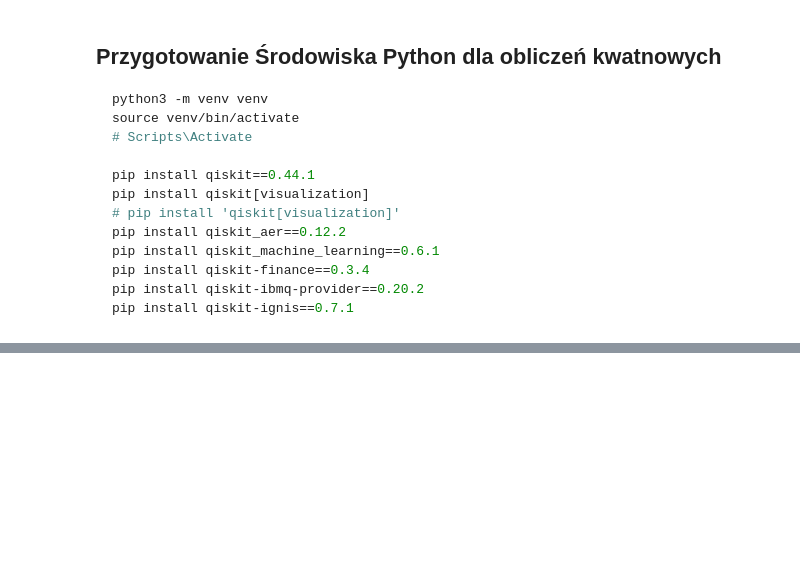
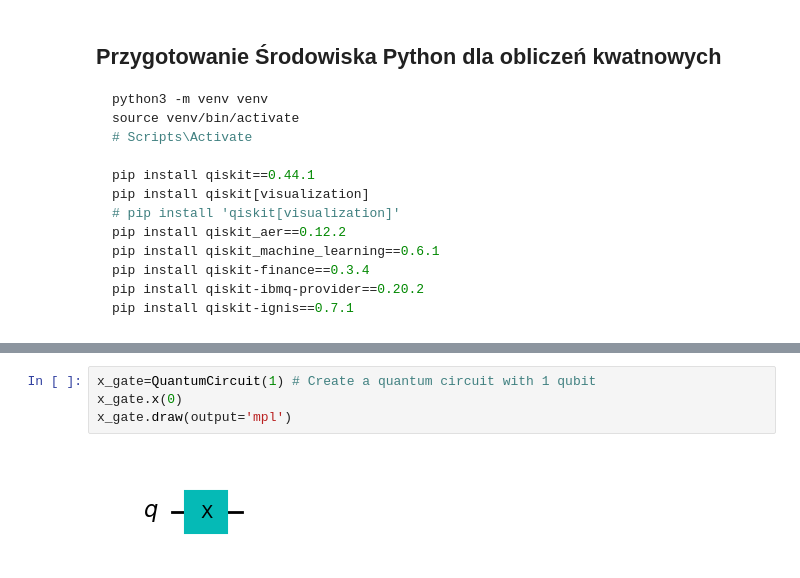
Before and after one commit to sebkaz-teaching/intro_to_qml, a Jupyter notebook: cwiczenia/cw1.ipynb, the cells around one changed output, grey strips where cells are left out. Saved outputs shown, nothing was run; the diff lists cells and outputs as text; blank space fills up the shorter version.

```diff
--- a/cwiczenia/cw1.ipynb
+++ b/cwiczenia/cw1.ipynb
@@ -195,0 +141,6 @@ job = backend.run(qobj)
+# %%
+x_gate=QuantumCircuit(1) # Create a quantum circuit with 1 qubit
+x_gate.x(0)
+x_gate.draw(output='mpl')
+# %% [output]
+[figure, added]
```
Also changed, not shown: parts of 71 cells of this notebook, 36 other files.
